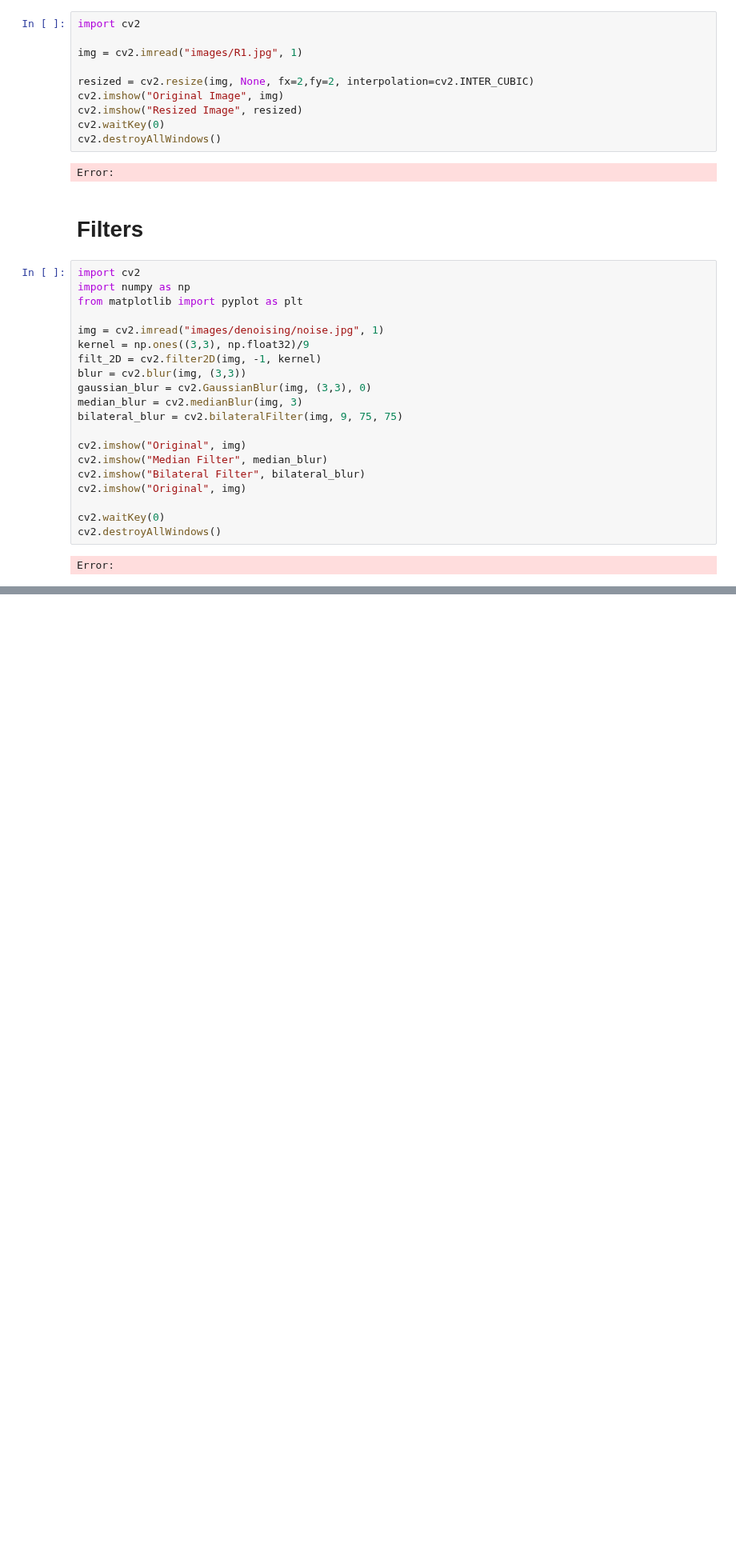
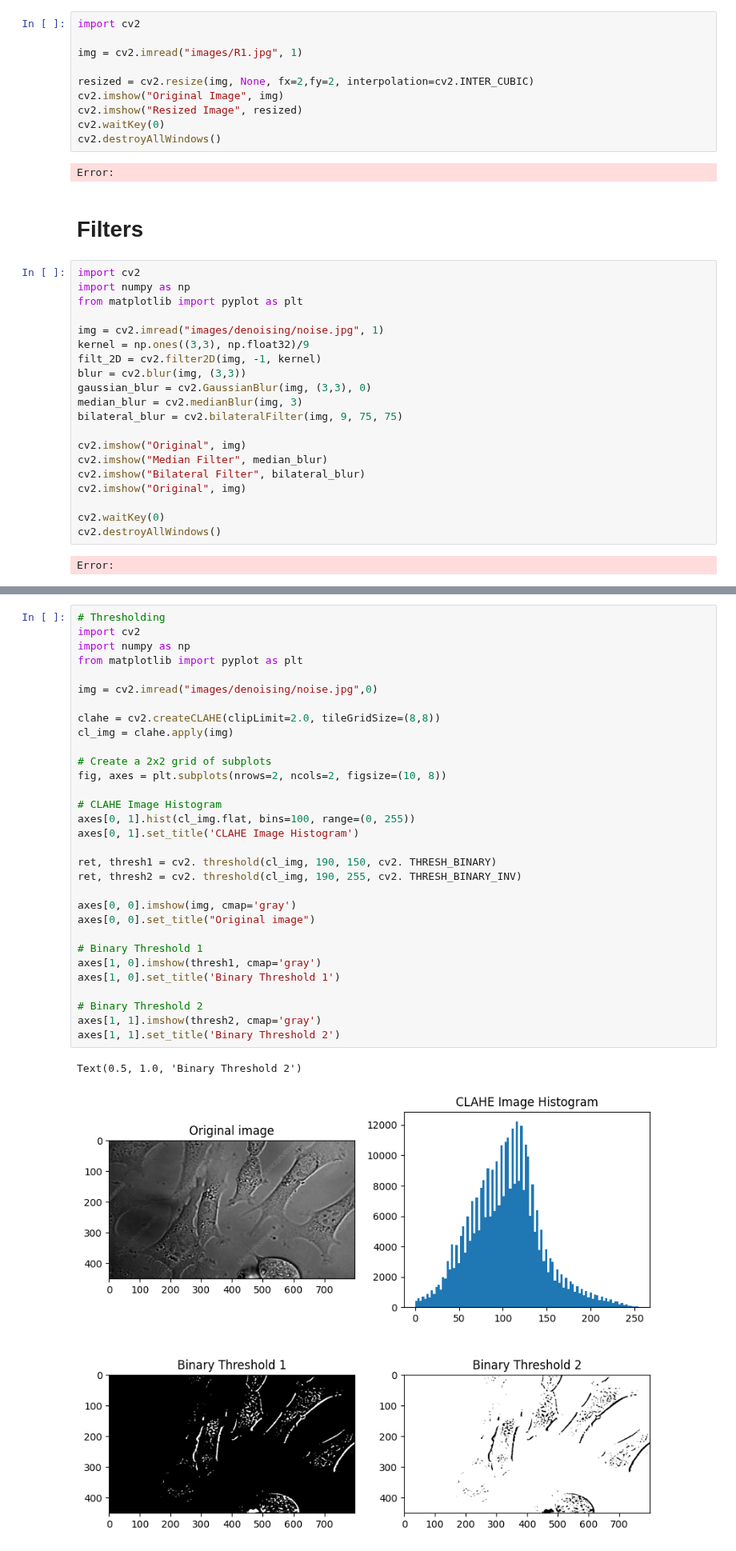
Before and after one commit to Sambhav226/image_processing, a Jupyter notebook: image_opencv.ipynb, the cells around one changed output, grey strips where cells are left out. Shown at 80% size. Drawn from its saved outputs; the diff is of its cells as text; blank space fills up the shorter version.

```diff
--- a/image_opencv.ipynb
+++ b/image_opencv.ipynb
@@ -36,0 +56,34 @@ Error:
+# %%
+# Thresholding
+import cv2
+import numpy as np
+from matplotlib import pyplot as plt
+
+img = cv2.imread("images/denoising/noise.jpg",0)
+
+clahe = cv2.createCLAHE(clipLimit=2.0, tileGridSize=(8,8))
+cl_img = clahe.apply(img)
+
+# Create a 2x2 grid of subplots
+fig, axes = plt.subplots(nrows=2, ncols=2, figsize=(10, 8))
+
+# CLAHE Image Histogram
+axes[0, 1].hist(cl_img.flat, bins=100, range=(0, 255))
+axes[0, 1].set_title('CLAHE Image Histogram')
+
+ret, thresh1 = cv2. threshold(cl_img, 190, 150, cv2. THRESH_BINARY)
+ret, thresh2 = cv2. threshold(cl_img, 190, 255, cv2. THRESH_BINARY_INV)
+
+axes[0, 0].imshow(img, cmap='gray')
+axes[0, 0].set_title("Original image")
+
+# Binary Threshold 1
+axes[1, 0].imshow(thresh1, cmap='gray')
+axes[1, 0].set_title('Binary Threshold 1')
+
+# Binary Threshold 2
+axes[1, 1].imshow(thresh2, cmap='gray')
+axes[1, 1].set_title('Binary Threshold 2')
+# %% [output]
+Text(0.5, 1.0, 'Binary Threshold 2')
+[figure, added]
```
Also changed, not shown: parts of 5 cells of this notebook, 1 other file.
